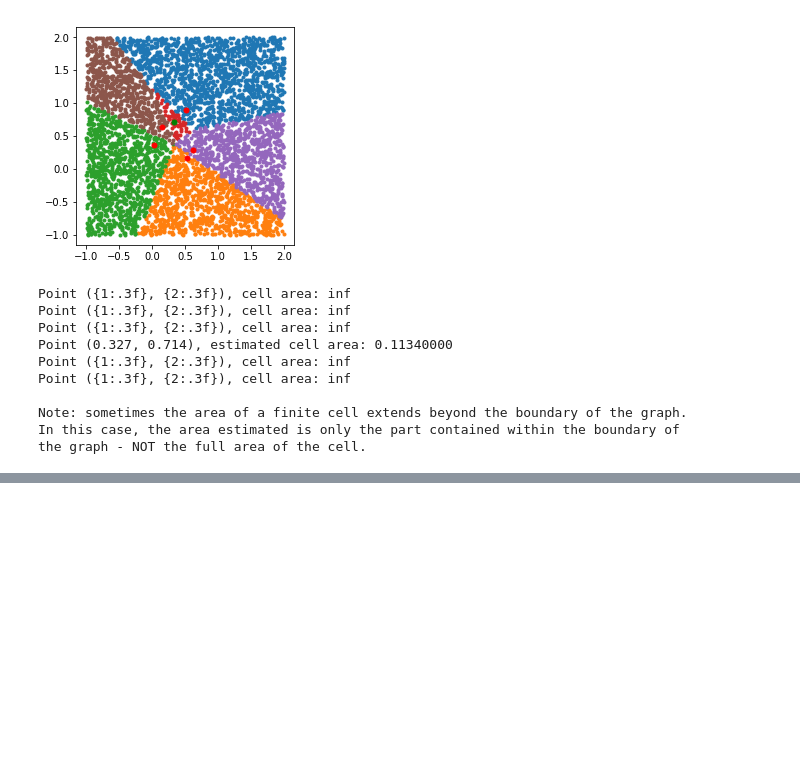
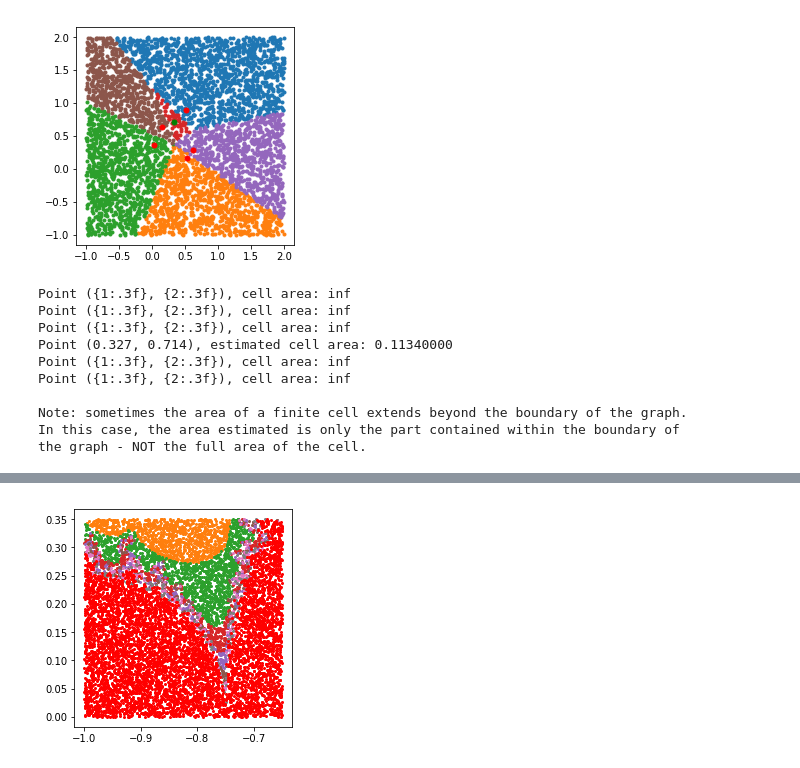
Before and after one commit to avidnomads/notebooks, a Jupyter notebook: monte_carlo_areas/monte_carlo_areas.ipynb, the cells around one changed output, grey strips where cells are left out. Drawn from its saved outputs; the diff is of its cells as text; code cells hidden in the pictures; blank space fills up the shorter version.

```diff
--- a/monte_carlo_areas/monte_carlo_areas.ipynb
+++ b/monte_carlo_areas/monte_carlo_areas.ipynb
@@ -422,0 +436,34 @@ better approximation than the one we get by random sampling.
+# %%
+# A closeup of a portion of the boundary of the Mandelbrot set
+
+# Sampling and plotting
+N = 10000
+xlim = (-1, -0.65)
+ylim = (0, 0.35)
+X = xlim[0] + np.random.random(N)*(xlim[1] - xlim[0])
+Y = ylim[0] + np.random.random(N)*(ylim[1] - ylim[0])
+
+INNER_BANDS = [6, 10, 18, 26, 35, 50, 100]
+bands = [-1] + INNER_BANDS + [float('inf')]
+bandPointLists = [{'X': [], 'Y': []} for _ in bands[1:]]
+X_in, Y_in = [], []
+
+for x, y in zip(X, Y):
+    divergence = Mandelbrot(Complex(x, y))
+    if divergence < 0:
+        X_in.append(x)
+        Y_in.append(y)
+    else:
+        for bandLowerBound, bandUpperBound, bandPointList in zip(bands[:-1], bands[1:], bandPointLists):
+            if bandLowerBound <= divergence < bandUpperBound:
+                bandPointList['X'].append(x)
+                bandPointList['Y'].append(y)
+
+for bandPointList in bandPointLists:
+    #print(len(bandPointList['X']))
+    plt.plot(bandPointList['X'], bandPointList['Y'], 'o', markersize=2)
+plt.plot(X_in, Y_in, 'ro', markersize=2)
+plt.axis('scaled')
+plt.show()
+# %% [output]
+[figure, added]
```
Also changed, not shown: parts of 1 cell of this notebook.
